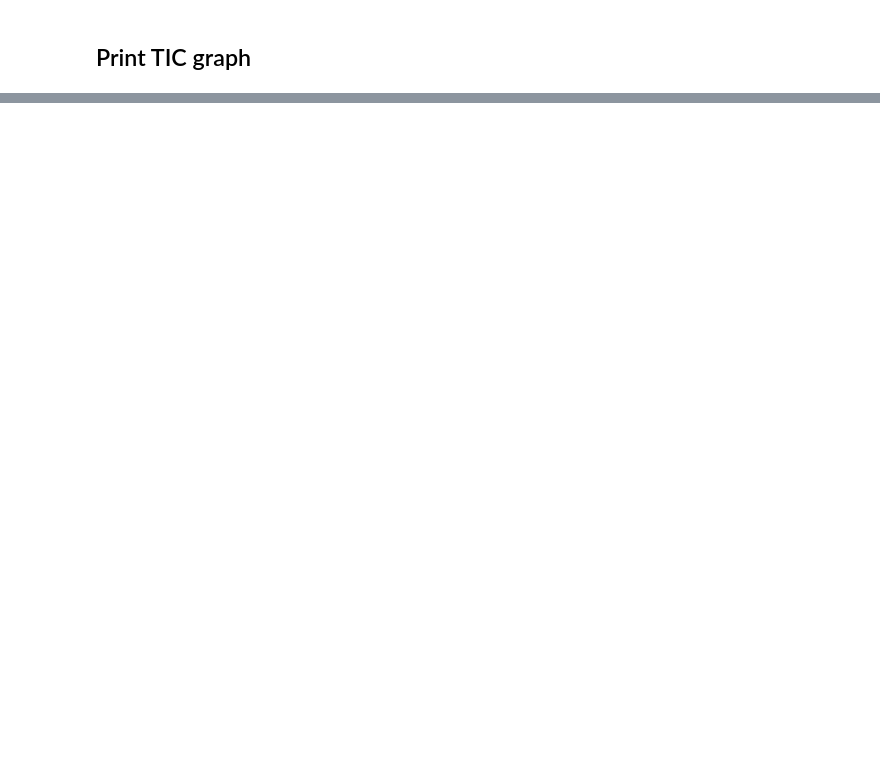
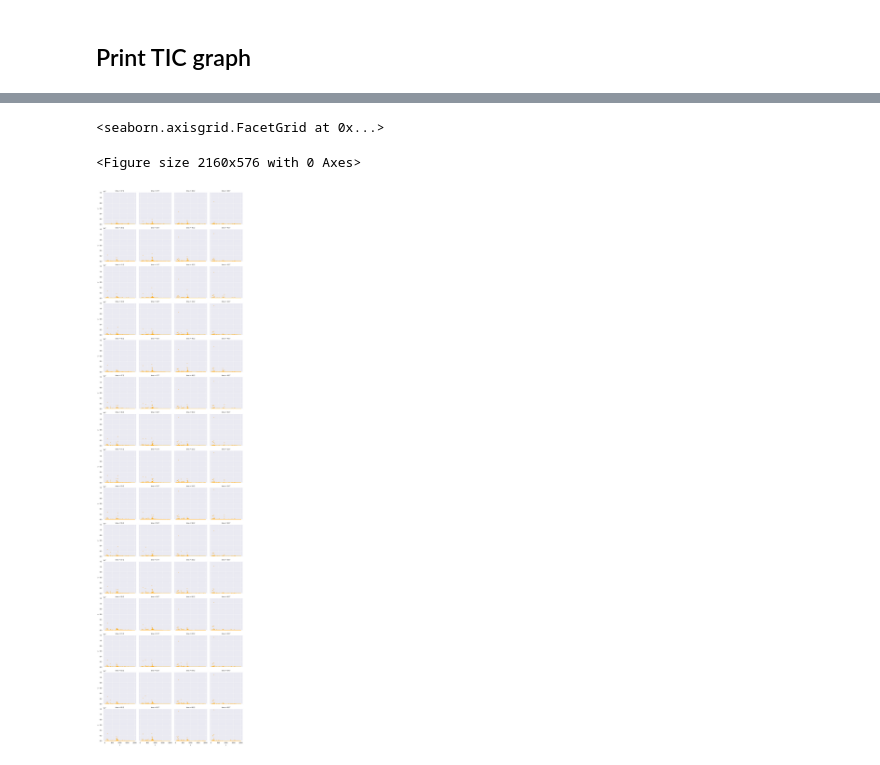
Before and after one commit to plopezgarcia/one-offs, a Jupyter notebook: jcamp-view/jcamp-view.ipynb, the cells around one changed output, grey strips where cells are left out. Cells and saved outputs as stored; diff of their text form; code cells hidden in the pictures; blank space fills up the shorter version.

```diff
--- a/jcamp-view/jcamp-view.ipynb
+++ b/jcamp-view/jcamp-view.ipynb
@@ -89,0 +105,8 @@ g.map(plt.scatter, "x", "y")
+# %%
+plt.figure(figsize=(30, 8))
+g = sns.FacetGrid(pos, col = 'time', col_wrap=4, ylim=(0,12000000))
+g.map(plt.scatter, 'x', 'y', s=3, color='orange')
+# %% [output]
+<seaborn.axisgrid.FacetGrid at 0x...>
+<Figure size 2160x576 with 0 Axes>
+[figure, added]
```
Also changed, not shown: parts of 12 cells of this notebook, 1 other file.
